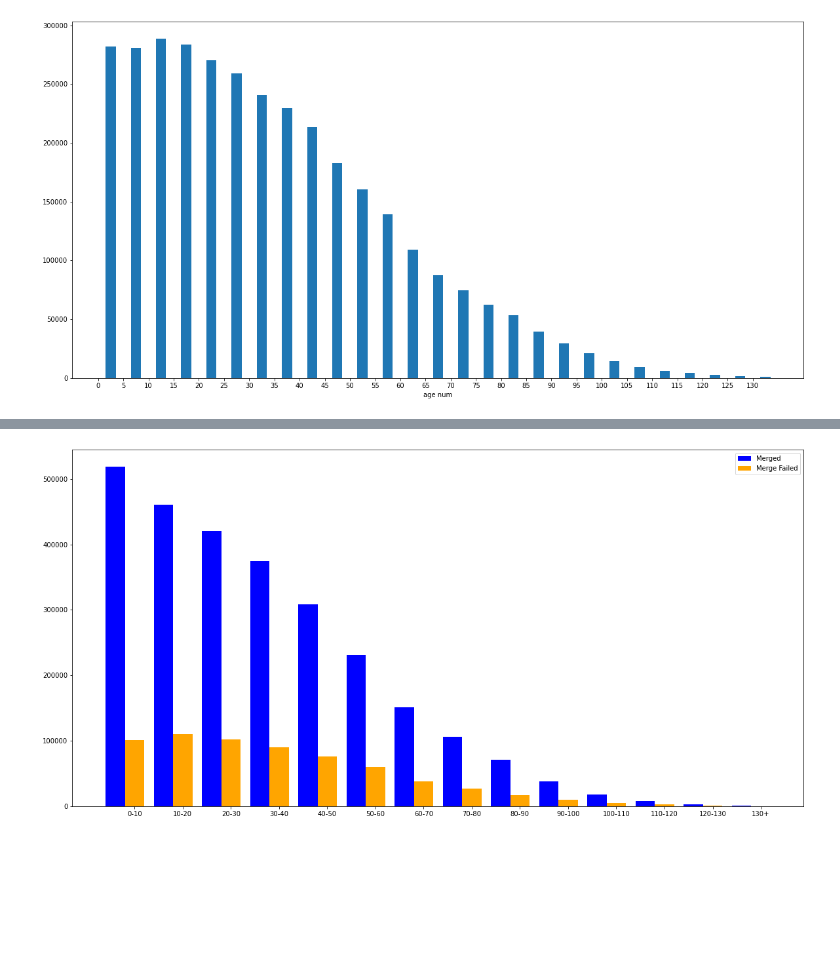
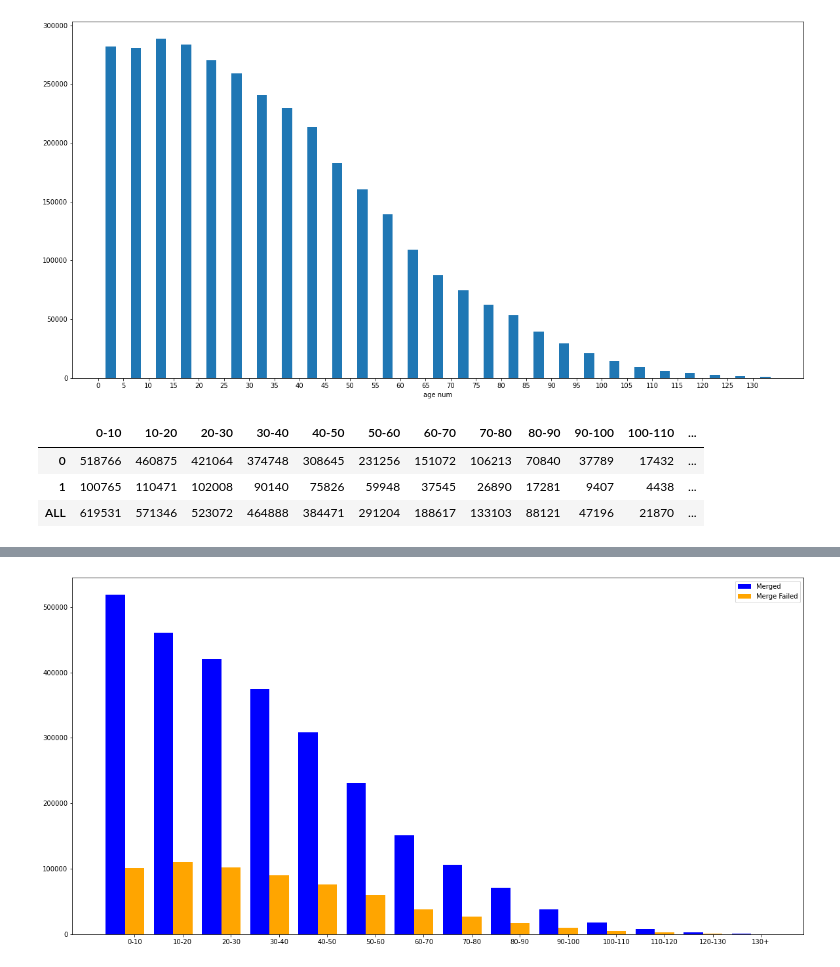
Before and after one commit to vitaminvaf/MSc-Project, a Jupyter notebook: Source code/Data analysis.ipynb, the cells around one changed output, grey strips where cells are left out. Cells and saved outputs as stored; diff of their text form; code cells hidden in the pictures; blank space fills up the shorter version.

```diff
--- a/Source code/Data analysis.ipynb
+++ b/Source code/Data analysis.ipynb
@@ -455,3 +482,29 @@ age_list_110=count(age_num_110)
 age_list_120=count(age_num_120)
 age_list_130=count(age_num_130)
 age_list_more_130=count(age_num_more_130)
+# %%
+age_num_merge_or_not = pd.DataFrame({
+                        '0-10': age_list_10,
+                        '10-20': age_list_20,
+                        '20-30': age_list_30,
+                        '30-40': age_list_40,
+                        '40-50': age_list_50,
+                        '50-60': age_list_60,
+                        '60-70':age_list_70,
+                        '70-80':age_list_80,
+                        '80-90':age_list_90,
+                        '90-100':age_list_100,
+                        '100-110':age_list_110,
+                        '110-120':age_list_120,
+                        '120-130':age_list_130,
+                        '>130':age_list_more_130
+                         })
+age_num_merge_or_not['ALL'] = age_num_merge_or_not.apply(lambda x: x.sum(), axis=1)
+age_num_merge_or_not.loc['ALL'] = age_num_merge_or_not.apply(lambda x: x.sum())
+# %%
+age_num_merge_or_not
+# %% [output]
+|  | 0-10 | 10-20 | 20-30 | 30-40 | 40-50 | 50-60 | 60-70 | 70-80 | 80-90 | 90-100 | 100-110 | ... |
+| 0 | 518766 | 460875 | 421064 | 374748 | 308645 | 231256 | 151072 | 106213 | 70840 | 37789 | 17432 | ... |
+| 1 | 100765 | 110471 | 102008 | 90140 | 75826 | 59948 | 37545 | 26890 | 17281 | 9407 | 4438 | ... |
+| ALL | 619531 | 571346 | 523072 | 464888 | 384471 | 291204 | 188617 | 133103 | 88121 | 47196 | 21870 | ... |
```
Also changed, not shown: parts of 35 cells of this notebook.
